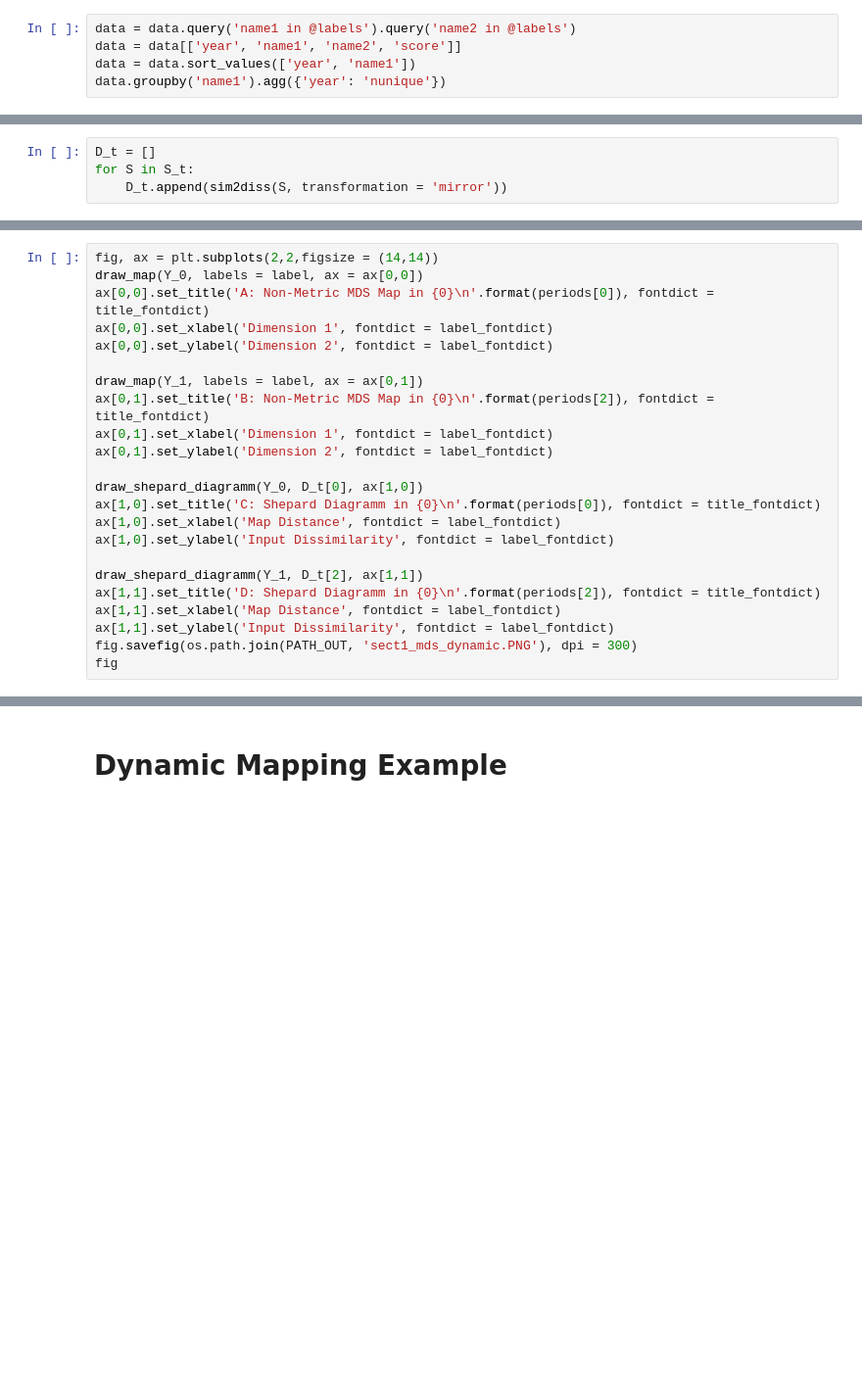
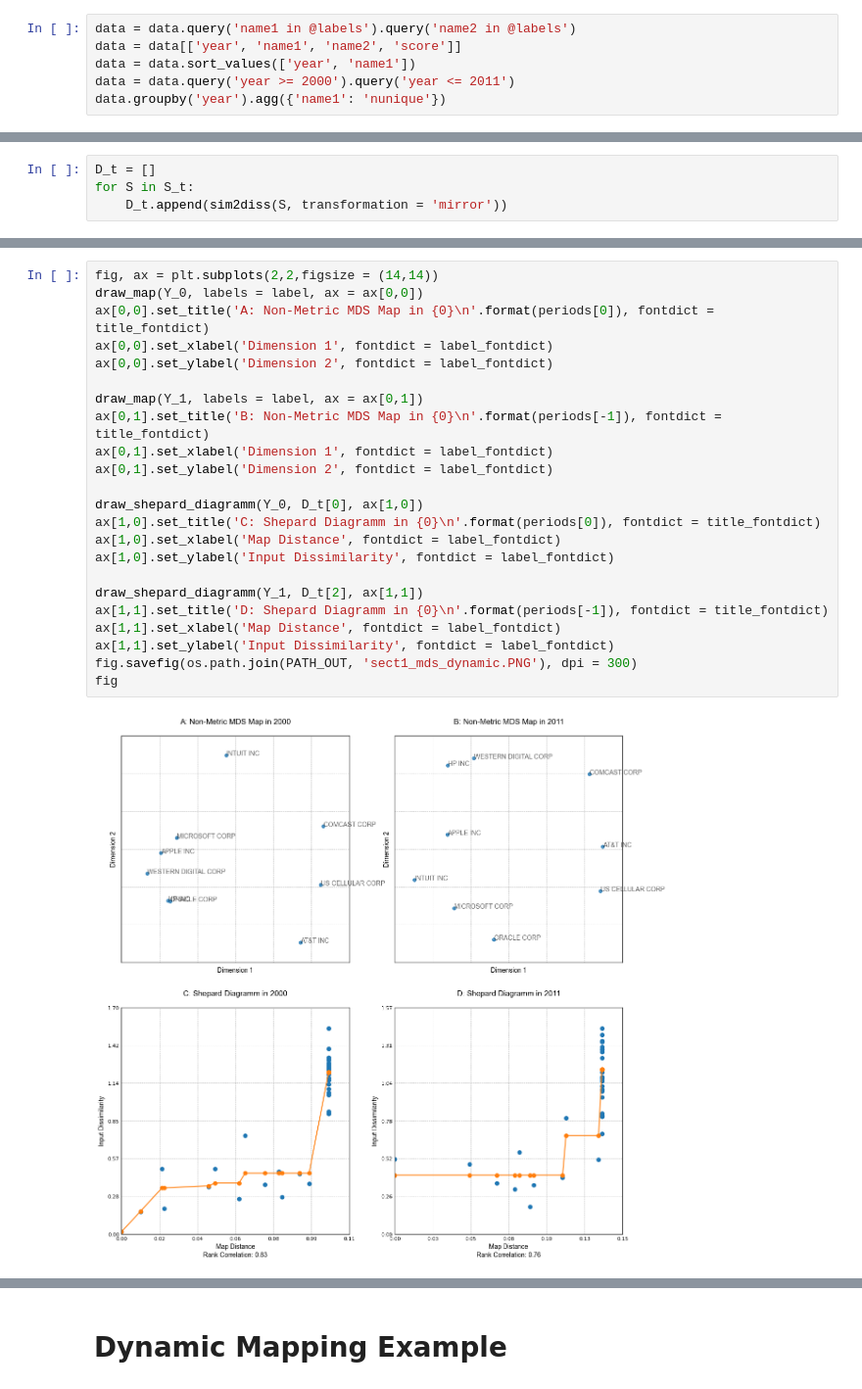
Before and after one commit to mpmatthe/evomap-JSS, a Jupyter notebook: src/evomap-demo.ipynb, the cells around one changed output, grey strips where cells are left out. Shown at 98% size. Cells and saved outputs as stored; diff of their text form; blank space fills up the shorter version.

```diff
--- a/src/evomap-demo.ipynb
+++ b/src/evomap-demo.ipynb
@@ -167,4 +176,5 @@ labels
 data = data.query('name1 in @labels').query('name2 in @labels')
 data = data[['year', 'name1', 'name2', 'score']]
 data = data.sort_values(['year', 'name1'])
-data.groupby('name1').agg({'year': 'nunique'})
+data = data.query('year >= 2000').query('year <= 2011')
+data.groupby('year').agg({'name1': 'nunique'})
@@ -204,23 +237,25 @@ Y_1 = MDS(
 # %%
 fig, ax = plt.subplots(2,2,figsize = (14,14))
 draw_map(Y_0, labels = label, ax = ax[0,0])
 ax[0,0].set_title('A: Non-Metric MDS Map in {0}\n'.format(periods[0]), fontdict = title_fontdict)
 ax[0,0].set_xlabel('Dimension 1', fontdict = label_fontdict)
 ax[0,0].set_ylabel('Dimension 2', fontdict = label_fontdict)
 
 draw_map(Y_1, labels = label, ax = ax[0,1])
-ax[0,1].set_title('B: Non-Metric MDS Map in {0}\n'.format(periods[2]), fontdict = title_fontdict)
+ax[0,1].set_title('B: Non-Metric MDS Map in {0}\n'.format(periods[-1]), fontdict = title_fontdict)
 ax[0,1].set_xlabel('Dimension 1', fontdict = label_fontdict)
 ax[0,1].set_ylabel('Dimension 2', fontdict = label_fontdict)
 
 draw_shepard_diagramm(Y_0, D_t[0], ax[1,0])
 ax[1,0].set_title('C: Shepard Diagramm in {0}\n'.format(periods[0]), fontdict = title_fontdict)
 ax[1,0].set_xlabel('Map Distance', fontdict = label_fontdict)
 ax[1,0].set_ylabel('Input Dissimilarity', fontdict = label_fontdict)
 
 draw_shepard_diagramm(Y_1, D_t[2], ax[1,1])
-ax[1,1].set_title('D: Shepard Diagramm in {0}\n'.format(periods[2]), fontdict = title_fontdict)
+ax[1,1].set_title('D: Shepard Diagramm in {0}\n'.format(periods[-1]), fontdict = title_fontdict)
 ax[1,1].set_xlabel('Map Distance', fontdict = label_fontdict)
 ax[1,1].set_ylabel('Input Dissimilarity', fontdict = label_fontdict)
 fig.savefig(os.path.join(PATH_OUT, 'sect1_mds_dynamic.PNG'), dpi = 300)
 fig
+# %% [output]
+[figure, added]
```
Also changed, not shown: parts of 16 cells of this notebook, 9 other files.
